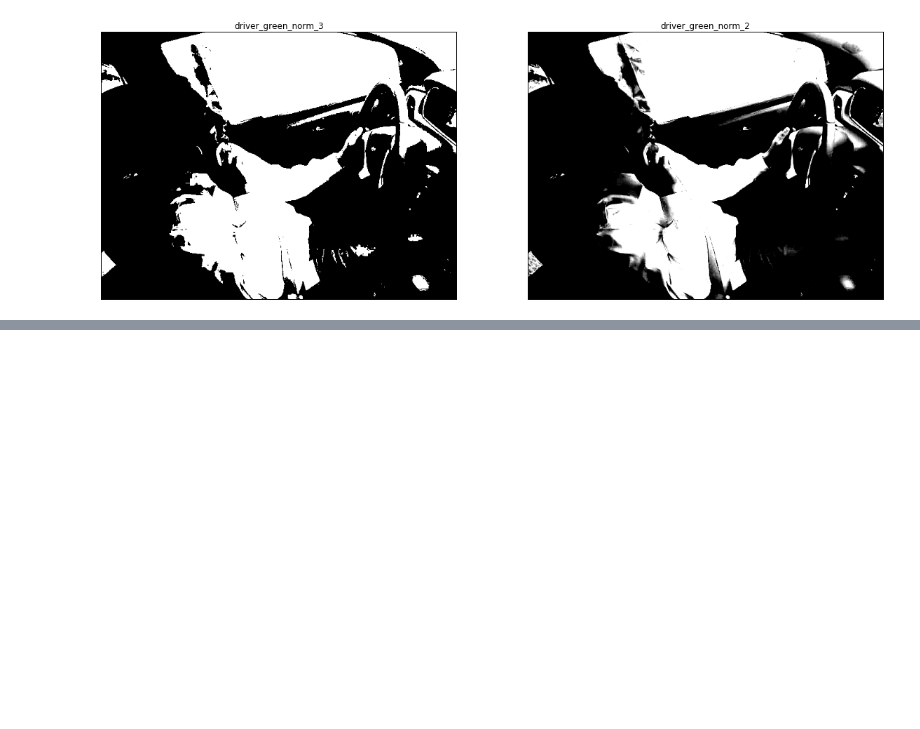
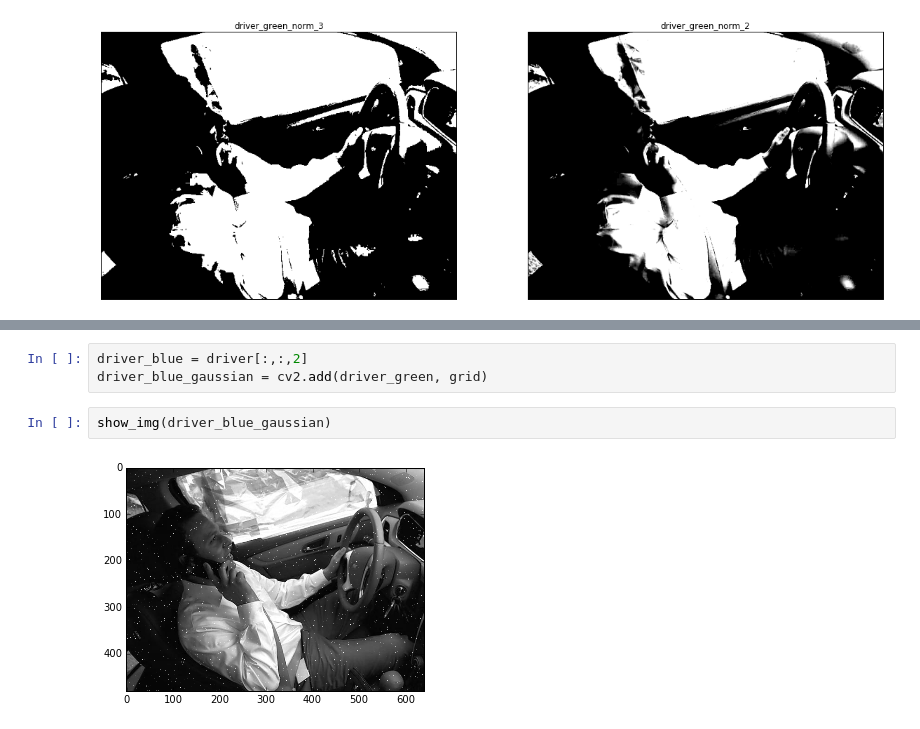
Before and after one commit to tralpha/Computer-Vision-Gatech, a Jupyter notebook: ps0_python/ps0.ipynb, the cells around one changed output, grey strips where cells are left out. Drawn from its saved outputs; the diff is of its cells as text; blank space fills up the shorter version.

```diff
--- a/ps0_python/ps0.ipynb
+++ b/ps0_python/ps0.ipynb
@@ -169,0 +255,7 @@ from scipy.ndimage.interpolation import shift
+# %%
+driver_blue = driver[:,:,2]
+driver_blue_gaussian = cv2.add(driver_green, grid)
+# %%
+show_img(driver_blue_gaussian)
+# %% [output]
+[figure, added]
```
Also changed, not shown: parts of 23 cells of this notebook, 6 other files.
